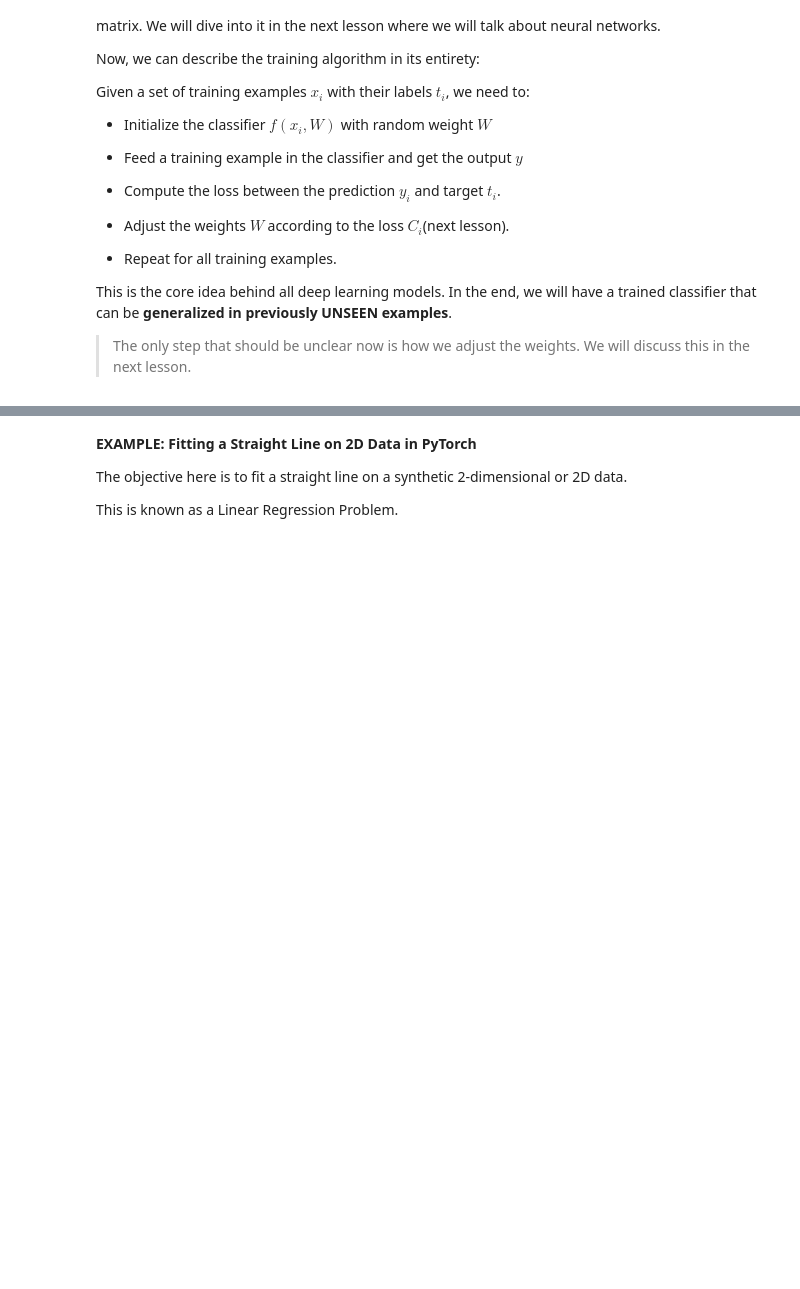
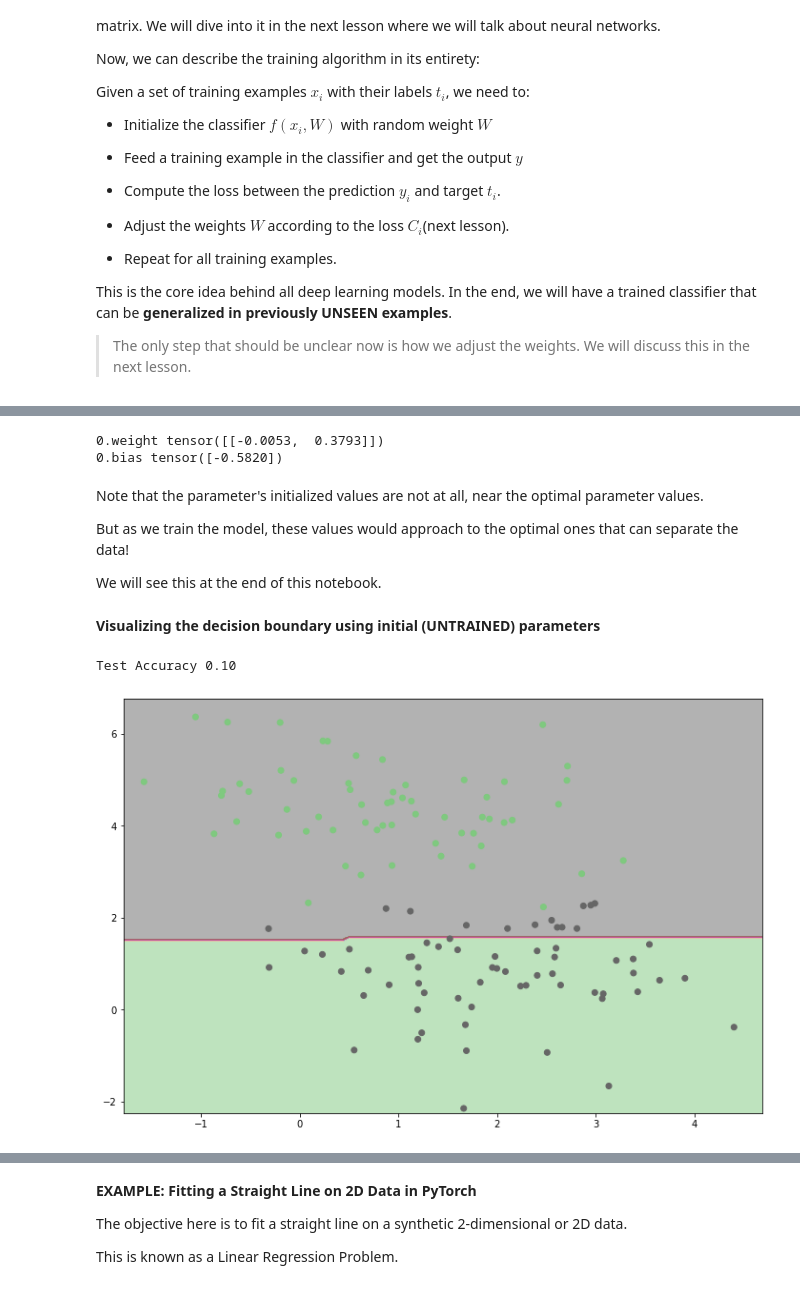
Before and after one commit to CUTe-EmbeddedAI/DLIVA_CV_5Day_Workshop, a Jupyter notebook: day2/01_Introduction_and_Linear_Classifiers.ipynb, the cells around one changed output, grey strips where cells are left out. Cells and saved outputs as stored; diff of their text form; code cells hidden in the pictures; blank space fills up the shorter version.

```diff
--- a/day2/01_Introduction_and_Linear_Classifiers.ipynb
+++ b/day2/01_Introduction_and_Linear_Classifiers.ipynb
@@ -186,0 +213,4 @@ This is the core idea behind all deep learning models. In the end, we will have
+# %%
+# convert from numpy to torch tensor
+X_train_t = torch.FloatTensor(X_train)
+X_test_t = torch.FloatTensor(X_test)
@@ -186,0 +235,12 @@ This is the core idea behind all deep learning models. In the end, we will have
+# %%
+# Define network dimensions
+n_input_dim = X_train.shape[1]
+n_output = 1 # Number of output nodes = for binary classifier
+
+# Build your network
+model = nn.Sequential(
+    nn.Linear(n_input_dim, n_output),
+    nn.Sigmoid()
+    )
+
+print(model)
@@ -186,0 +258,60 @@ This is the core idea behind all deep learning models. In the end, we will have
+# %%
+for name, param in model.named_parameters():
+    if param.requires_grad:
+        print(name, param.data)
+# %% [output]
+0.weight tensor([[-0.0053,  0.3793]])
+0.bias tensor([-0.5820])
+# %% [markdown]
+Note that the parameter's initialized values are not at all, near the optimal parameter values.
+
+But as we train the model, these values would approach to the optimal ones that can separate the data!
+
+We will see this at the end of this notebook.
+# %% [markdown]
+**Visualizing the decision boundary using initial (UNTRAINED) parameters**
+# %%
+def plot_decision_boundary(model,test_features):
+
+  # Pass test data
+  y_hat_test = model(test_features)
+  y_hat_test_class = np.where(y_hat_test.detach().numpy()<0.5, 0, 1)
+  test_accuracy = np.sum(Y_test.reshape(-1,1)==y_hat_test_class) / len(Y_test)
+  print("Test Accuracy {:.2f}".format(test_accuracy))
+
+  # Plot the decision boundary
+  # Determine grid range in x and y directions
+  x_min, x_max = X[:, 0].min()-0.1, X[:, 0].max()+0.1
+  y_min, y_max = X[:, 1].min()-0.1, X[:, 1].max()+0.1
+
+  # Set grid spacing parameter
+  spacing = min(x_max - x_min, y_max - y_min) / 100
+
+  # Create grid
+  XX, YY = np.meshgrid(np.arange(x_min, x_max, spacing),
+                np.arange(y_min, y_max, spacing))
+
+  # Concatenate data to match input
+  data = np.hstack((XX.ravel().reshape(-1,1),
+                    YY.ravel().reshape(-1,1)))
+
+  # Pass data to predict method
+  data_t = torch.FloatTensor(data)
+  db_prob = model(data_t)
+  db_prob.shape
+
+  clf = np.where(db_prob<0.5,0,1)
+
+  Z = clf.reshape(XX.shape)
+
+  plt.figure(figsize=(12,8))
+  plt.contourf(XX, YY, Z, cmap=plt.cm.Accent, alpha=0.5)
+  plt.scatter(X_test[:,0], X_test[:,1], c=Y_test,
+              cmap=plt.cm.Accent)
+  plt.show()
+
+
+plot_decision_boundary(model,X_test_t)
+# %% [output]
+Test Accuracy 0.10
+[figure, added]
```
Also changed, not shown: parts of 21 cells of this notebook.
